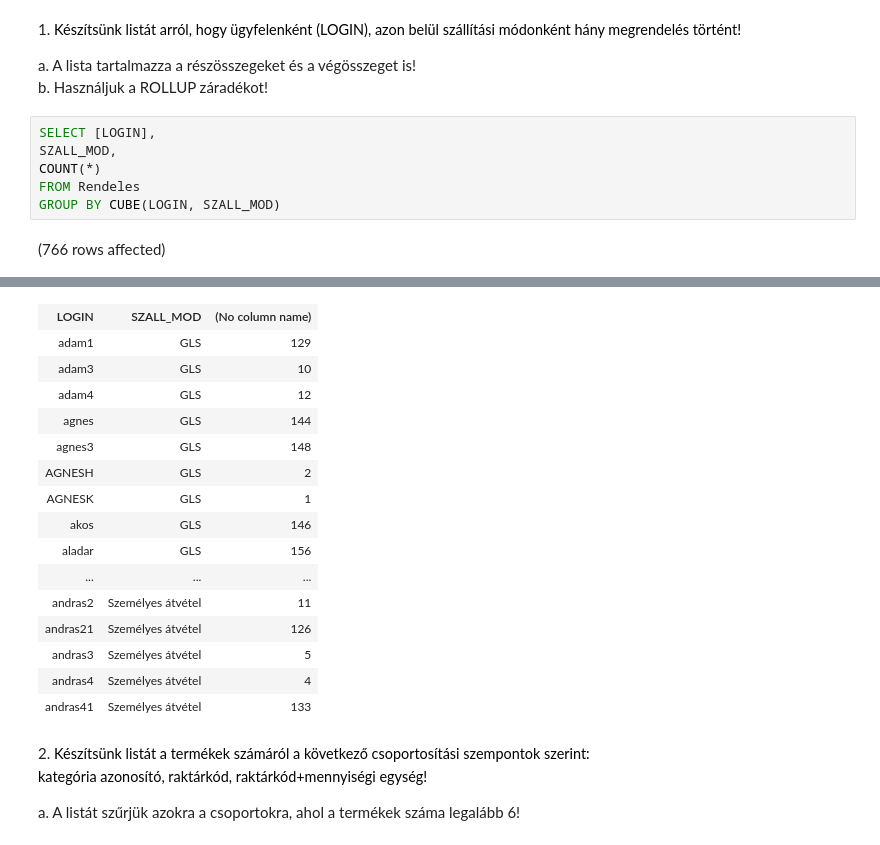
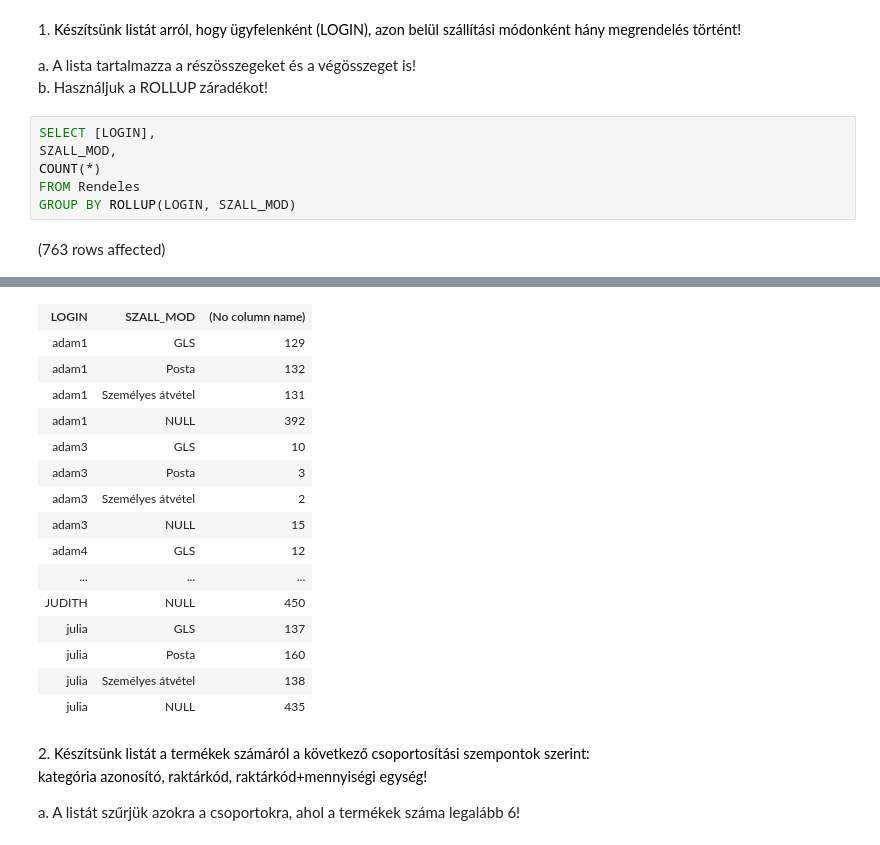
Before and after one commit to psziladi/adatbazis_sql, a Jupyter notebook: gyakorlat04_feladatok.ipynb, the cells around one changed output, grey strips where cells are left out. Drawn from its saved outputs; the diff is of its cells as text.

```diff
--- a/gyakorlat04_feladatok.ipynb
+++ b/gyakorlat04_feladatok.ipynb
@@ -8,6 +8,6 @@ SELECT [LOGIN],
 SZALL_MOD,
 COUNT(*)
 FROM Rendeles
-GROUP BY CUBE(LOGIN, SZALL_MOD)
+GROUP BY ROLLUP(LOGIN, SZALL_MOD)
 # %% [output]
-(766 rows affected)
+(763 rows affected)
@@ -15,19 +15,19 @@ Total execution time: 00:00:00.091
 | LOGIN | SZALL_MOD | (No column name) |
 | adam1 | GLS | 129 |
+| adam1 | Posta | 132 |
+| adam1 | Személyes átvétel | 131 |
+| adam1 | NULL | 392 |
 | adam3 | GLS | 10 |
+| adam3 | Posta | 3 |
+| adam3 | Személyes átvétel | 2 |
+| adam3 | NULL | 15 |
 | adam4 | GLS | 12 |
-| agnes | GLS | 144 |
-| agnes3 | GLS | 148 |
-| AGNESH | GLS | 2 |
-| AGNESK | GLS | 1 |
-| akos | GLS | 146 |
-| aladar | GLS | 156 |
 | ... | ... | ... |
-| andras2 | Személyes átvétel | 11 |
-| andras21 | Személyes átvétel | 126 |
-| andras3 | Személyes átvétel | 5 |
-| andras4 | Személyes átvétel | 4 |
-| andras41 | Személyes átvétel | 133 |
+| JUDITH | NULL | 450 |
+| julia | GLS | 137 |
+| julia | Posta | 160 |
+| julia | Személyes átvétel | 138 |
+| julia | NULL | 435 |
 # %% [markdown]
 2. <span style="background-color: rgb(255, 255, 255); color: rgb(0, 0, 0); font-family: &quot;Open Sans&quot;, sans-serif; font-size: 14.44px;">Készítsünk listát a termékek számáról a következő csoportosítási szempontok szerint:<br>kategória azonosító, raktárkód, raktárkód+mennyiségi egység!</span>
 
```
Also changed, not shown: parts of 4 cells of this notebook.
